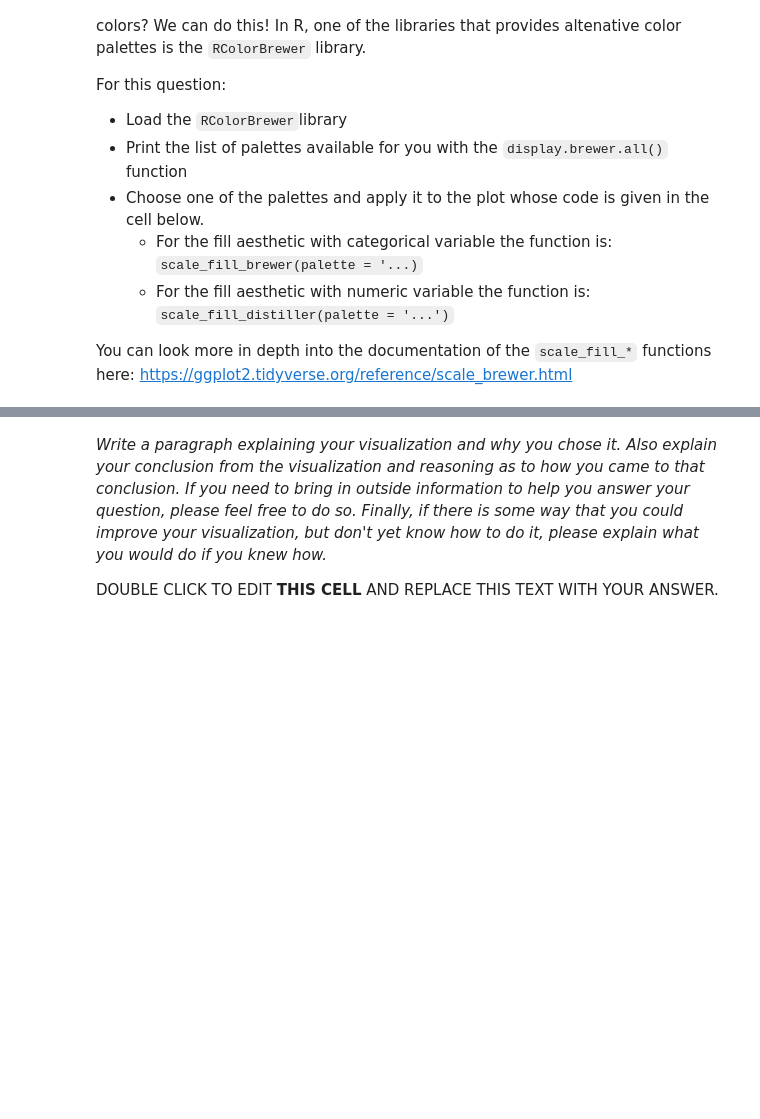
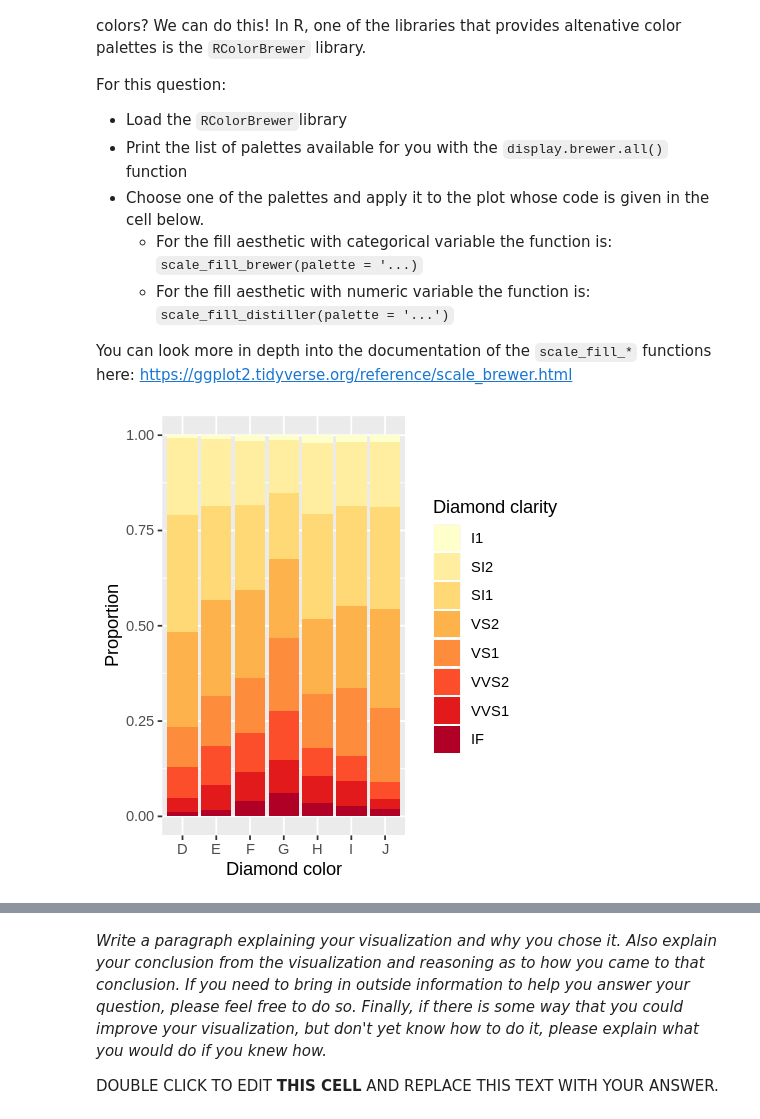
Before and after one commit to hallje193/dsci100-coursework-jerryhall, a Jupyter notebook: materials/tutorial_04/tutorial_04.ipynb, the cells around one changed output, grey strips where cells are left out. Saved outputs shown, nothing was run; the diff lists cells and outputs as text; code cells hidden in the pictures; blank space fills up the shorter version.

```diff
--- a/materials/tutorial_04/tutorial_04.ipynb
+++ b/materials/tutorial_04/tutorial_04.ipynb
@@ -378,19 +398,24 @@ You can look more in depth into the documentation of the `scale_fill_*` function
 # %%
 diamonds_plot <- diamonds %>%
     ggplot(aes(x = color, fill = clarity)) +
     geom_bar(position = 'fill') +
     xlab('Diamond color') +
     ylab('Proportion') +
     labs(fill = "Diamond clarity")
 
 #Below, insert your colour palette choice via
 #diamonds_plot <- diamonds_plot +
 #                     ...(...)
 
 
 # your code here
-fail() # No Answer - remove if you provide an answer
+# library(RColorBrewer)
+# display.brewer.all()
+diamonds_plot <- diamonds_plot +
+                    scale_fill_brewer(palette = 'YlOrRd')
 diamonds_plot
+# %% [output]
+[figure, added]
 # %% [markdown]
 ## 3. Fast-Food Chains in the United States (Continued)
 <br> {points: 6}
```
Also changed, not shown: parts of 13 cells of this notebook.
